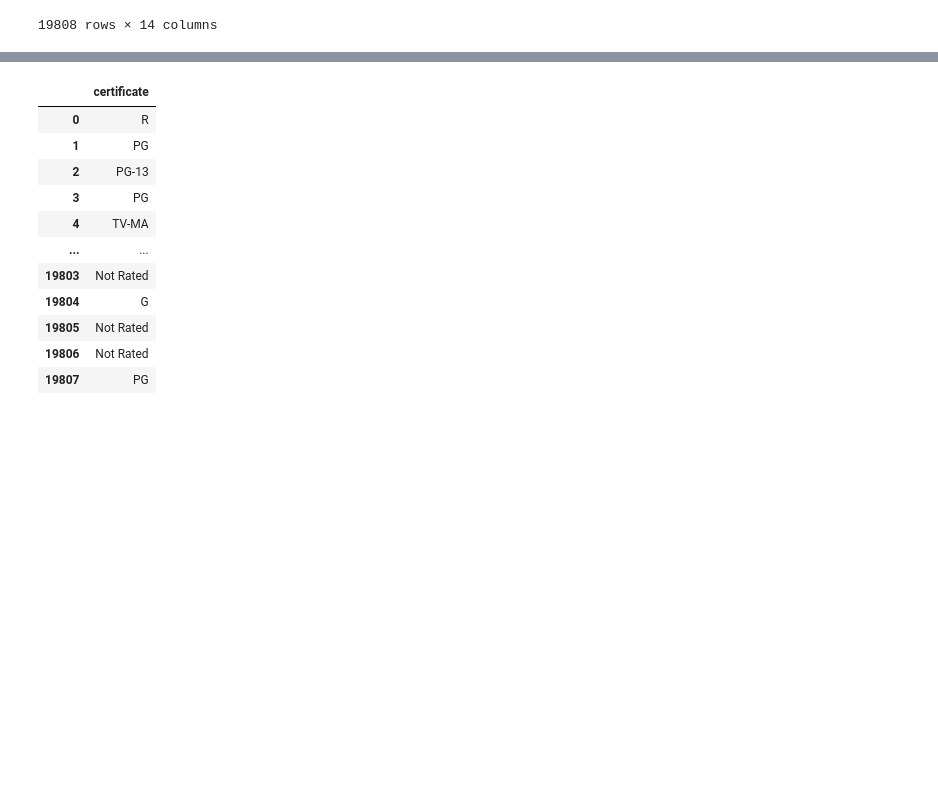
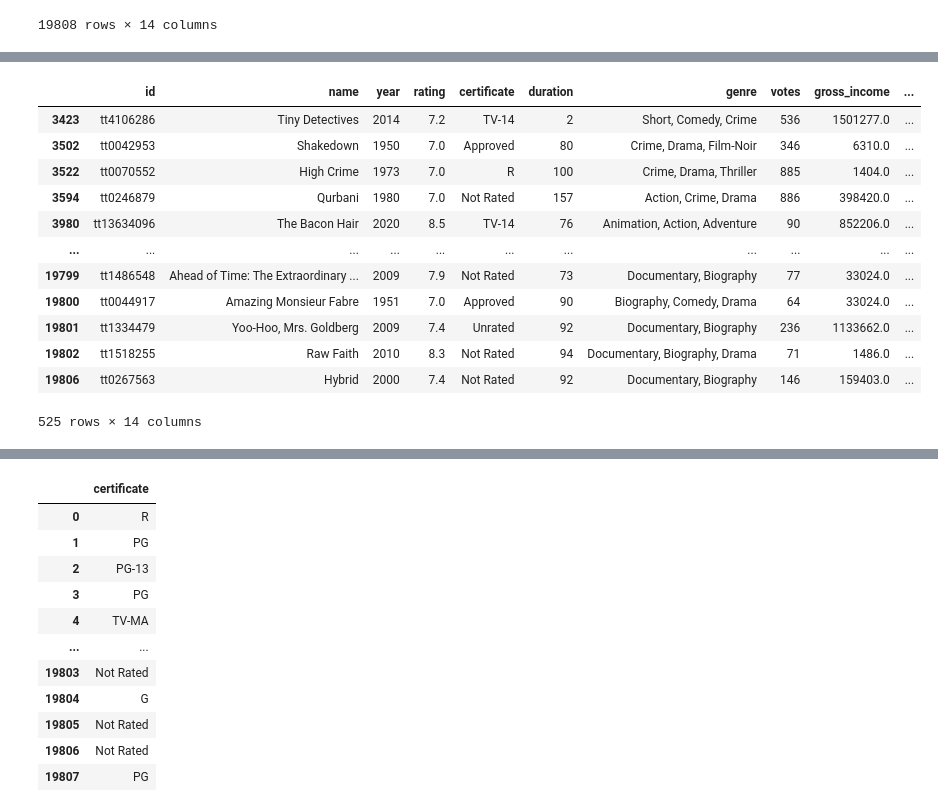
Before and after one commit to shreyaupadhyay4/project_movie, a Jupyter notebook: Movies_project.ipynb, the cells around one changed output, grey strips where cells are left out. Cells and saved outputs as stored; diff of their text form; code cells hidden in the pictures; blank space fills up the shorter version.

```diff
--- a/Movies_project.ipynb
+++ b/Movies_project.ipynb
@@ -279,0 +334,16 @@ df.isna() # Same as isnull()
+# %%
+df[(df["rating"]>6.900000 ) & (df["votes"]<1058)]
+# %% [output]
+|  | id | name | year | rating | certificate | duration | genre | votes | gross_income | ... |
+| 3423 | tt4106286 | Tiny Detectives | 2014 | 7.2 | TV-14 | 2 | Short, Comedy, Crime | 536 | 1501277.0 | ... |
+| 3502 | tt0042953 | Shakedown | 1950 | 7.0 | Approved | 80 | Crime, Drama, Film-Noir | 346 | 6310.0 | ... |
+| 3522 | tt0070552 | High Crime | 1973 | 7.0 | R | 100 | Crime, Drama, Thriller | 885 | 1404.0 | ... |
+| 3594 | tt0246879 | Qurbani | 1980 | 7.0 | Not Rated | 157 | Action, Crime, Drama | 886 | 398420.0 | ... |
+| 3980 | tt13634096 | The Bacon Hair | 2020 | 8.5 | TV-14 | 76 | Animation, Action, Adventure | 90 | 852206.0 | ... |
+| ... | ... | ... | ... | ... | ... | ... | ... | ... | ... | ... |
+| 19799 | tt1486548 | Ahead of Time: The Extraordinary ... | 2009 | 7.9 | Not Rated | 73 | Documentary, Biography | 77 | 33024.0 | ... |
+| 19800 | tt0044917 | Amazing Monsieur Fabre | 1951 | 7.0 | Approved | 90 | Biography, Comedy, Drama | 64 | 33024.0 | ... |
+| 19801 | tt1334479 | Yoo-Hoo, Mrs. Goldberg | 2009 | 7.4 | Unrated | 92 | Documentary, Biography | 236 | 1133662.0 | ... |
+| 19802 | tt1518255 | Raw Faith | 2010 | 8.3 | Not Rated | 94 | Documentary, Biography, Drama | 71 | 1486.0 | ... |
+| 19806 | tt0267563 | Hybrid | 2000 | 7.4 | Not Rated | 92 | Documentary, Biography | 146 | 159403.0 | ... |
+525 rows × 14 columns
```
Also changed, not shown: parts of 24 cells of this notebook.
